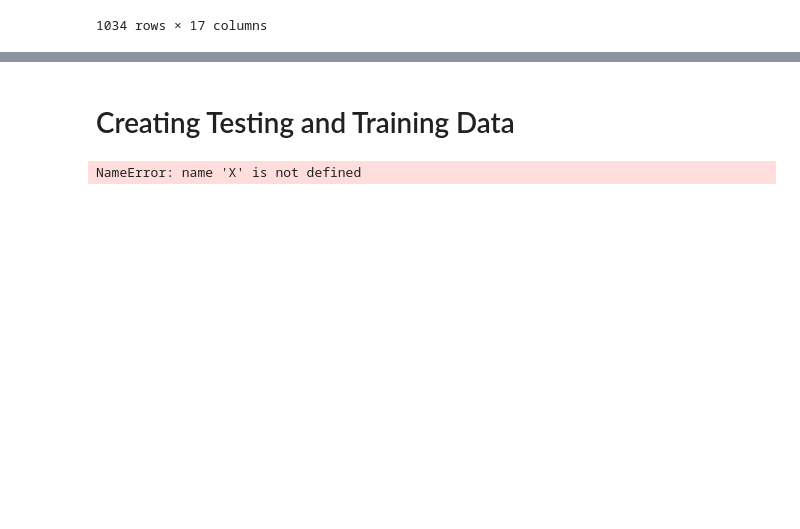
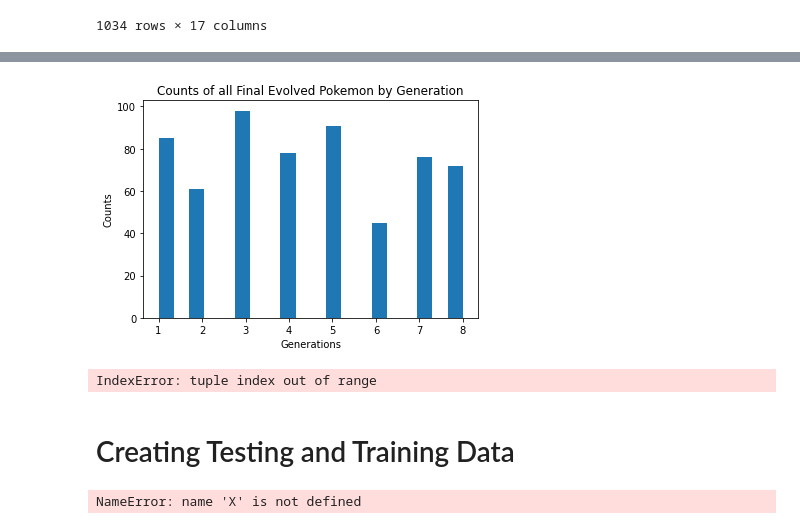
Before and after one commit to Bcliffwm/PokeBase, a Jupyter notebook: PokeNeuralNet.ipynb, the cells around one changed output, grey strips where cells are left out. Drawn from its saved outputs; the diff is of its cells as text; code cells hidden in the pictures; blank space fills up the shorter version.

```diff
--- a/PokeNeuralNet.ipynb
+++ b/PokeNeuralNet.ipynb
@@ -25,0 +84,19 @@ df
+# %%
+FinalEvol.Generation.plot(kind='hist', bins=20)
+plt.title("Counts of all Final Evolved Pokemon by Generation")
+plt.xlabel("Generations")
+plt.ylabel("Counts")
+plt.show()
+# %% [output]
+[figure, added]
+# %%
+Types = ['Fire', 'Water', 'Grass', 'Rock', 'Ground', 'Normal', 'Fighting', 'Flying', 'Electric', 'Poison', 'Bug', 'Psychic',
+        'Ice', 'Dark', 'Steel', 'Fairy', 'Dragon', 'Ghost']
+
+param = ['Fire']
+
+Queries = '''SELECT * FROM "Pokemon" WHERE "Type" = %s OR "Type1" = %s OR "Type2" = %s'''
+Types_df= pd.read_sql_query(Queries, con = engine, params=[param])
+Types_df.head()
+# %% [output]
+IndexError: tuple index out of range
```
Also changed, not shown: parts of 13 cells of this notebook.
